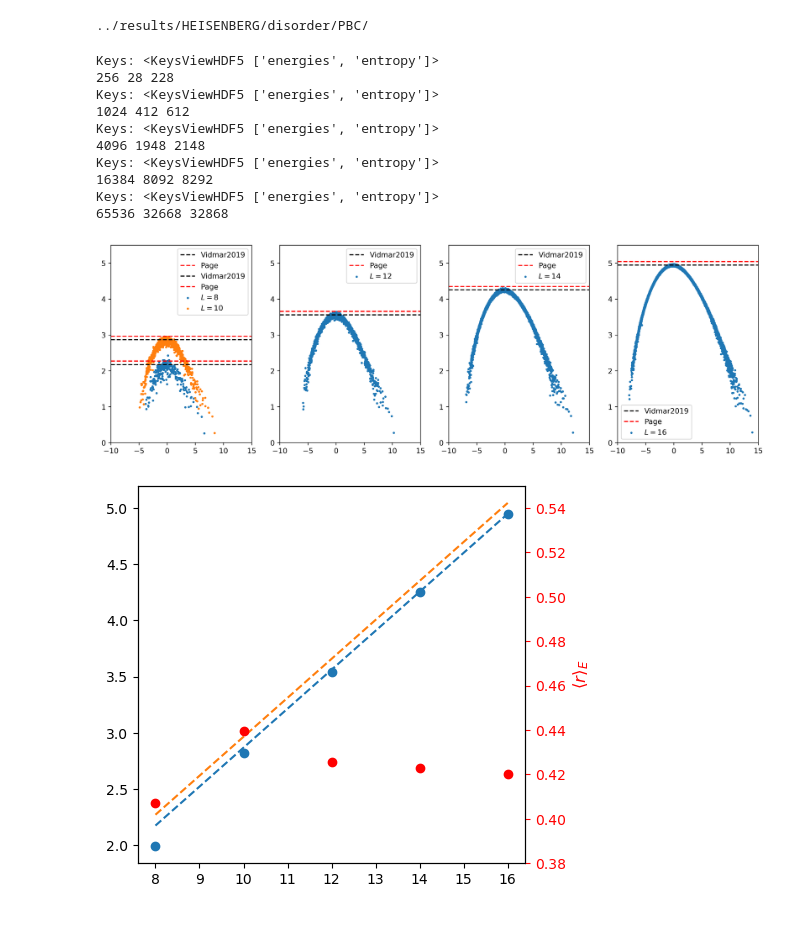
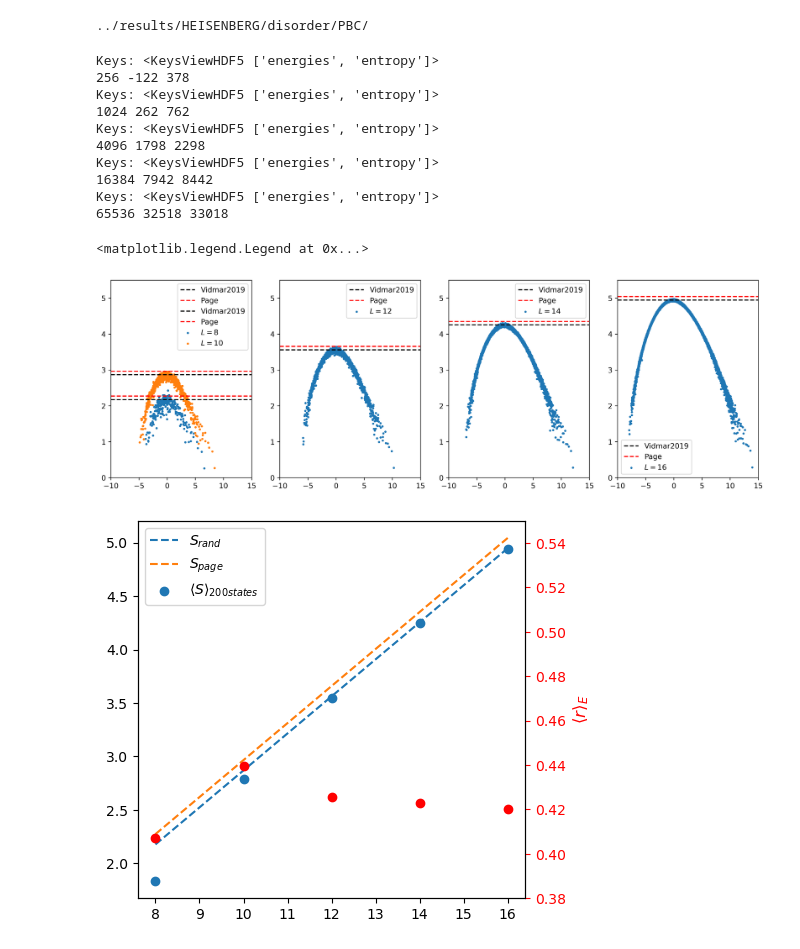
Before and after one commit to makskliczkowski/Transverse_Ising_ETH, a Jupyter notebook: IsignTransverse_ETH/Python/tests.ipynb, the cells around one changed output. Saved outputs shown, nothing was run; the diff lists cells and outputs as text; code cells hidden in the pictures.

```diff
--- a/IsignTransverse_ETH/Python/tests.ipynb
+++ b/IsignTransverse_ETH/Python/tests.ipynb
@@ -119,8 +119,8 @@ def plot_here(axis, L):
 
         # get mean
         size = energies.size
-        my_min = int(0.5 * size - 100)
-        my_max = int(0.5 * size + 100)
+        my_min = int(0.5 * size - 250)
+        my_max = int(0.5 * size + 250)
         print(size, my_min, my_max)
 
         sample = entropy[my_min : my_max]
@@ -149,39 +149,41 @@ def page(L):
 def Srand(L):
     return L * np.log(2) / 2. + (0.5 - np.log(2)) / 2. - 0.5
 #Ls = np.array(range(7,17))
 validL = np.array(validL)
 #ax[3].scatter(validL, np.abs(np.array(Smean) - page(validL)), label=r"$\langle S\rangle_{200\ states}-S_{page}$")
 #ax[3].plot(Ls, np.abs(Srand(Ls) - page(Ls)), linestyle='--', label=r"$S_{rand}-S_{page}$")
 #ax[3].legend()
 #ax[3].set_xlim(6, 18)
 #ax[3].set_xscale('log')
 #ax[3].set_yscale('log')
 
 plt.savefig("../swap results/Heisenberg/DISORDER/PLOTS_FOR_PAPER1/Fig1.pdf")
 plt.savefig("../swap results/Heisenberg/DISORDER/PLOTS_FOR_PAPER1/Fig1.png")
 
 fig, ax = plt.subplots( nrows=1, ncols=1, figsize=(5,5), dpi = 100)
 ax_1 = ax.twinx()
 ax.scatter(validL, Smean, label=r"$\langle S\rangle_{200 states}$")
 ax.plot(validL, Srand(validL), linestyle='--', label=r"$S_{rand}$")
 ax.plot(validL, page(validL), linestyle='--', label=r"$S_{page}$")
 ax_1.scatter(validL, gap_ratio, color='red')
 ax_1.set_ylim(0.38, 0.55)
 ax_1.set_ylabel(r"$\langle r\rangle_E$", color='red', fontsize=12)
 ax_1.tick_params(axis='y', color='red', labelcolor='red')
+ax.legend()
 # %% [output]
 Keys: <KeysViewHDF5 ['energies', 'entropy']>
-256 28 228
+256 -122 378
 Keys: <KeysViewHDF5 ['energies', 'entropy']>
-1024 412 612
+1024 262 762
 Keys: <KeysViewHDF5 ['energies', 'entropy']>
-4096 1948 2148
+4096 1798 2298
 Keys: <KeysViewHDF5 ['energies', 'entropy']>
-16384 8092 8292
+16384 7942 8442
 Keys: <KeysViewHDF5 ['energies', 'entropy']>
-65536 32668 32868
+65536 32518 33018
+<matplotlib.legend.Legend at 0x...>
 [figure]
-[figure, old version]
+[figure, new version]
 # %%
 fig, ax = plt.subplots( nrows=1, ncols=1, figsize=(8,5), dpi = 100)
 
```
Also changed, not shown: parts of 1 cell of this notebook, 3 other files.
